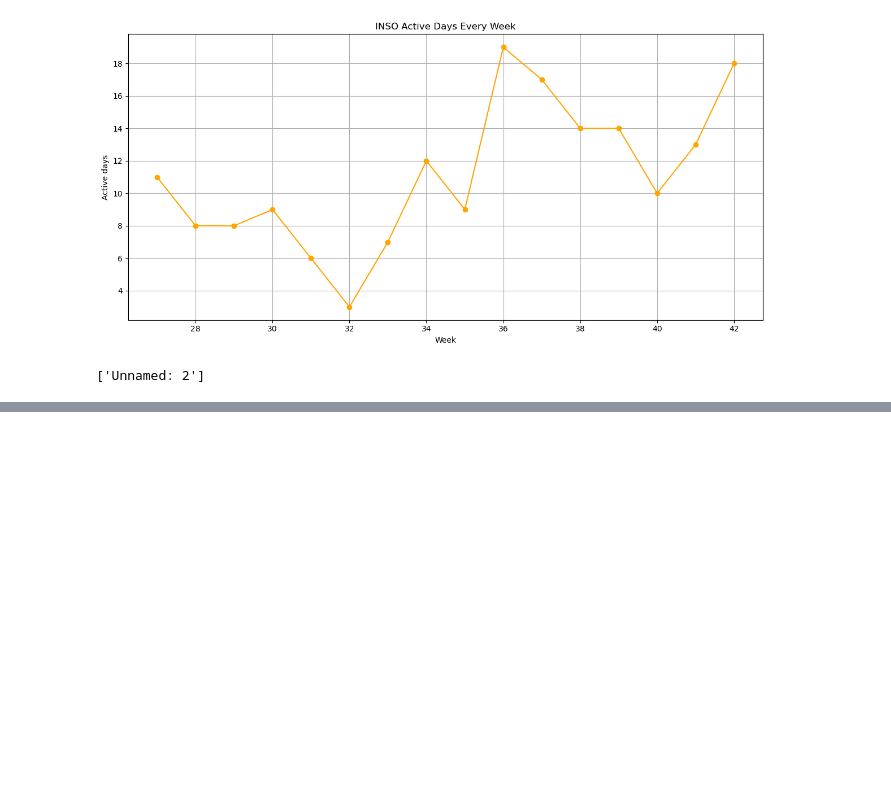
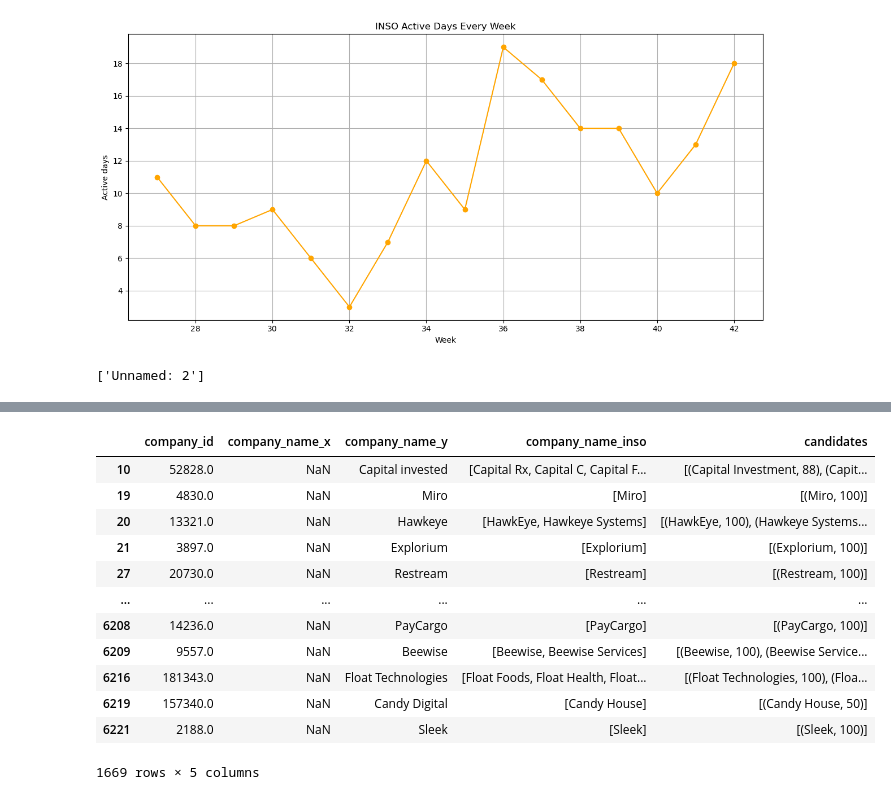
Before and after one commit to Steven-cpp/tableGPT, a Jupyter notebook: test.ipynb, the cells around one changed output, grey strips where cells are left out. Saved outputs shown, nothing was run; the diff lists cells and outputs as text; code cells hidden in the pictures; blank space fills up the shorter version.

```diff
--- a/test.ipynb
+++ b/test.ipynb
@@ -612,0 +657,8 @@ filtered_cols
+# %%
+import sys
+sys.path.append('./src')
+
+from validator import match_inso
+
+port_company_matched = match_inso(mode='full', csv_path='test/portco_name.csv')
+port_company_matched
@@ -612,0 +681,4 @@ filtered_cols
+# %%
+port_company_matched = port_company_matched.dropna(subset=['company_id'])
+port_company_matched.loc[:, 'company_id'] = port_company_matched['company_id'].astype(int)
+port_company_matched
@@ -612,0 +699,27 @@ filtered_cols
+# %%
+import pandas as pd
+from src.util import connect_sql
+# Compare the difference between two matching results
+port_company_matched_v0 = pd.read_csv('test/portco_matched_v0.csv')
+port_company_matched_merged = port_company_matched_v0.merge(port_company_matched, on='company_id', how='right')
+unmatched_portcos = port_company_matched_merged[port_company_matched_merged['company_name_x'].isna()]
+# conn = connect_sql(env='prd')
+# portco_inso = pd.read_sql_query("""SELECT CompanyID AS company_id, CompanyName AS company_name_inso
+#                                           FROM Powerapps.LastCompanyEnriched """, conn)
+# unmatched_portcos.drop(columns=['company_name_inso'], inplace=True)
+# unmatched_portcos_enriched = unmatched_portcos.merge(portco_inso, on='company_id', how='left')
+unmatched_portcos
+# %% [output]
+|  | company_id | company_name_x | company_name_y | company_name_inso | candidates |
+| 10 | 52828.0 | NaN | Capital invested | [Capital Rx, Capital C, Capital F... | [(Capital Investment, 88), (Capit... |
+| 19 | 4830.0 | NaN | Miro | [Miro] | [(Miro, 100)] |
+| 20 | 13321.0 | NaN | Hawkeye | [HawkEye, Hawkeye Systems] | [(HawkEye, 100), (Hawkeye Systems... |
+| 21 | 3897.0 | NaN | Explorium | [Explorium] | [(Explorium, 100)] |
+| 27 | 20730.0 | NaN | Restream | [Restream] | [(Restream, 100)] |
+| ... | ... | ... | ... | ... | ... |
+| 6208 | 14236.0 | NaN | PayCargo | [PayCargo] | [(PayCargo, 100)] |
+| 6209 | 9557.0 | NaN | Beewise | [Beewise, Beewise Services] | [(Beewise, 100), (Beewise Service... |
+| 6216 | 181343.0 | NaN | Float Technologies | [Float Foods, Float Health, Float... | [(Float Technologies, 100), (Floa... |
+| 6219 | 157340.0 | NaN | Candy Digital | [Candy House] | [(Candy House, 50)] |
+| 6221 | 2188.0 | NaN | Sleek | [Sleek] | [(Sleek, 100)] |
+1669 rows × 5 columns
```
Also changed, not shown: parts of 8 cells of this notebook, 1 other file.
